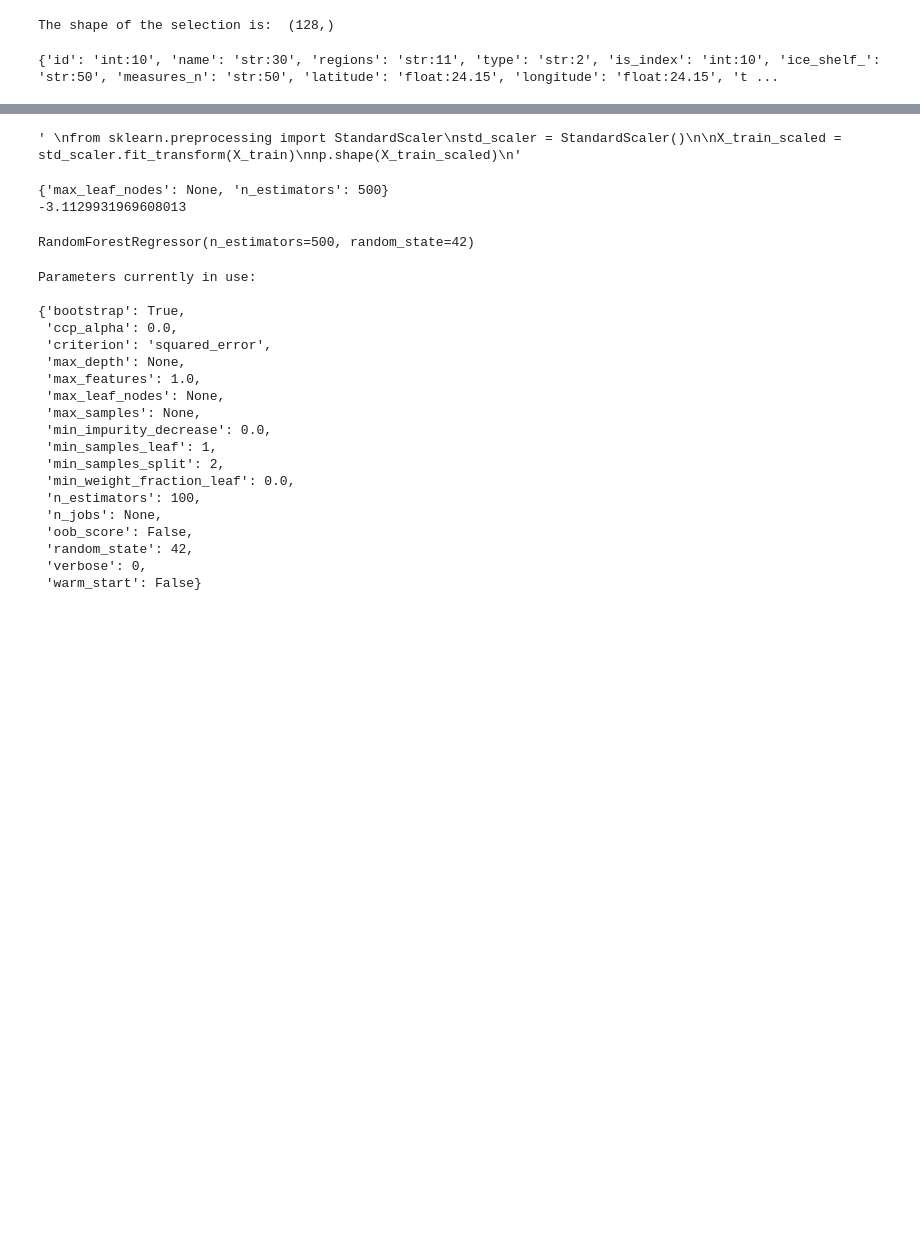
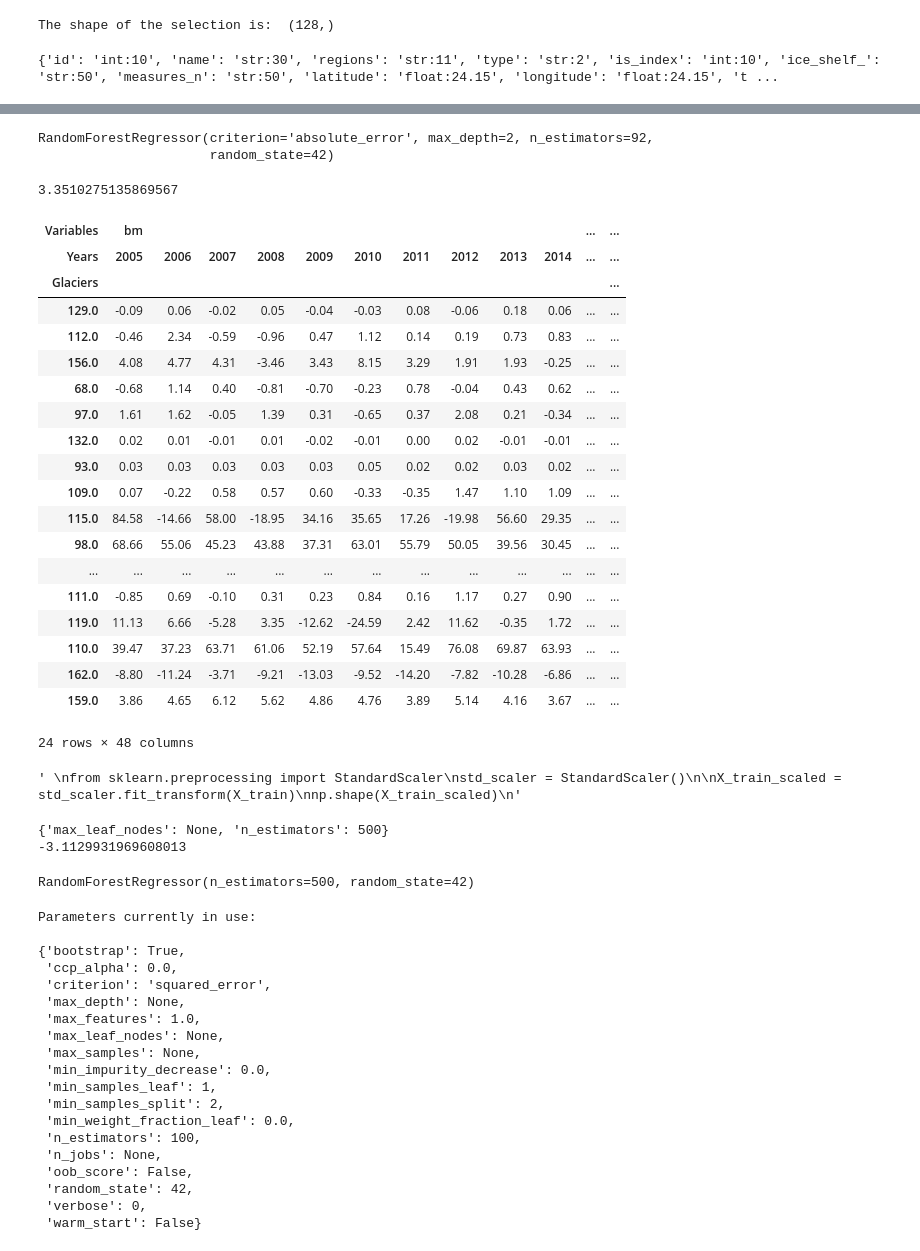
Before and after one commit to Moncada-Francesco-97/Calving-U-Net, a Jupyter notebook: Random Forest/random_forest.ipynb, the cells around one changed output, grey strips where cells are left out. Drawn from its saved outputs; the diff is of its cells as text; code cells hidden in the pictures; blank space fills up the shorter version.

Commit message:
Starting to work on xgboost
I introduced the xgboost jupiter notebook, and i updated the code for the random forest model with the optimized grid

```diff
--- a/Random Forest/random_forest.ipynb
+++ b/Random Forest/random_forest.ipynb
@@ -146,3 +339,52 @@ Name: 36.0, dtype: float64
+# %%
+#Perform random forest with the best parameters on the whole dataset
+
+rf_optimized = RandomForestRegressor(n_estimators= int(n_estimator_weighted_avg), max_depth=int(max_depth_weighted_avg), criterion='absolute_error', random_state=42)
+rf_optimized.fit(X_train, y_train)
+# %% [output]
+RandomForestRegressor(criterion='absolute_error', max_depth=2, n_estimators=92,
+                      random_state=42)
+# %%
+# Make predictions on the test data
+y_pred = rf_optimized.predict(X_test)
+
+# Evaluate the model's performance
+mae = mean_absolute_error(y_test, y_pred)
+mae
+# %% [output]
+3.3510275135869567
+# %%
+#perform the cross validation on the blocks
+from sklearn.model_selection import cross_val_score
+from sklearn.ensemble import RandomForestRegressor
+from sklearn.model_selection import train_test_split
+from sklearn.metrics import mean_squared_error
+from sklearn.metrics import mean_absolute_error
+from sklearn.metrics import r2_score
+
+#Create the model
+model = RandomForestRegressor(n_estimators=1000, random_state=42)
+# %% [output]
+| Variables | bm |  |  |  |  |  |  |  |  |  | ... | ... |
+| Years | 2005 | 2006 | 2007 | 2008 | 2009 | 2010 | 2011 | 2012 | 2013 | 2014 | ... | ... |
+| Glaciers |  |  |  |  |  |  |  |  |  |  |  | ... |
+| 129.0 | -0.09 | 0.06 | -0.02 | 0.05 | -0.04 | -0.03 | 0.08 | -0.06 | 0.18 | 0.06 | ... | ... |
+| 112.0 | -0.46 | 2.34 | -0.59 | -0.96 | 0.47 | 1.12 | 0.14 | 0.19 | 0.73 | 0.83 | ... | ... |
+| 156.0 | 4.08 | 4.77 | 4.31 | -3.46 | 3.43 | 8.15 | 3.29 | 1.91 | 1.93 | -0.25 | ... | ... |
+| 68.0 | -0.68 | 1.14 | 0.40 | -0.81 | -0.70 | -0.23 | 0.78 | -0.04 | 0.43 | 0.62 | ... | ... |
+| 97.0 | 1.61 | 1.62 | -0.05 | 1.39 | 0.31 | -0.65 | 0.37 | 2.08 | 0.21 | -0.34 | ... | ... |
+| 132.0 | 0.02 | 0.01 | -0.01 | 0.01 | -0.02 | -0.01 | 0.00 | 0.02 | -0.01 | -0.01 | ... | ... |
+| 93.0 | 0.03 | 0.03 | 0.03 | 0.03 | 0.03 | 0.05 | 0.02 | 0.02 | 0.03 | 0.02 | ... | ... |
+| 109.0 | 0.07 | -0.22 | 0.58 | 0.57 | 0.60 | -0.33 | -0.35 | 1.47 | 1.10 | 1.09 | ... | ... |
+| 115.0 | 84.58 | -14.66 | 58.00 | -18.95 | 34.16 | 35.65 | 17.26 | -19.98 | 56.60 | 29.35 | ... | ... |
+| 98.0 | 68.66 | 55.06 | 45.23 | 43.88 | 37.31 | 63.01 | 55.79 | 50.05 | 39.56 | 30.45 | ... | ... |
+| ... | ... | ... | ... | ... | ... | ... | ... | ... | ... | ... | ... | ... |
+| 111.0 | -0.85 | 0.69 | -0.10 | 0.31 | 0.23 | 0.84 | 0.16 | 1.17 | 0.27 | 0.90 | ... | ... |
+| 119.0 | 11.13 | 6.66 | -5.28 | 3.35 | -12.62 | -24.59 | 2.42 | 11.62 | -0.35 | 1.72 | ... | ... |
+| 110.0 | 39.47 | 37.23 | 63.71 | 61.06 | 52.19 | 57.64 | 15.49 | 76.08 | 69.87 | 63.93 | ... | ... |
+| 162.0 | -8.80 | -11.24 | -3.71 | -9.21 | -13.03 | -9.52 | -14.20 | -7.82 | -10.28 | -6.86 | ... | ... |
+| 159.0 | 3.86 | 4.65 | 6.12 | 5.62 | 4.86 | 4.76 | 3.89 | 5.14 | 4.16 | 3.67 | ... | ... |
+24 rows × 48 columns
 # %%
 #Scalarization.Should i do it? Probably not, since Random Forest is not very sensitive to the magnitude of the variables
 
```
Also changed, not shown: parts of 15 cells of this notebook, 2 other files.
